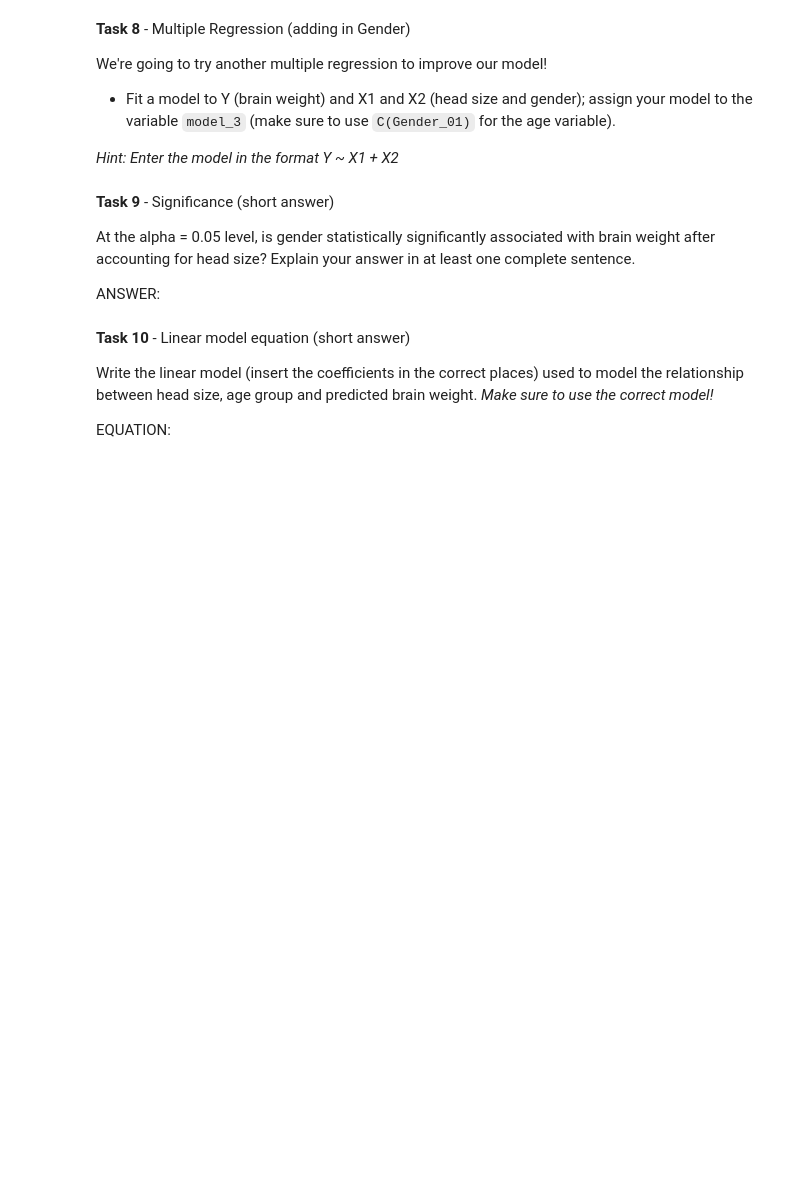
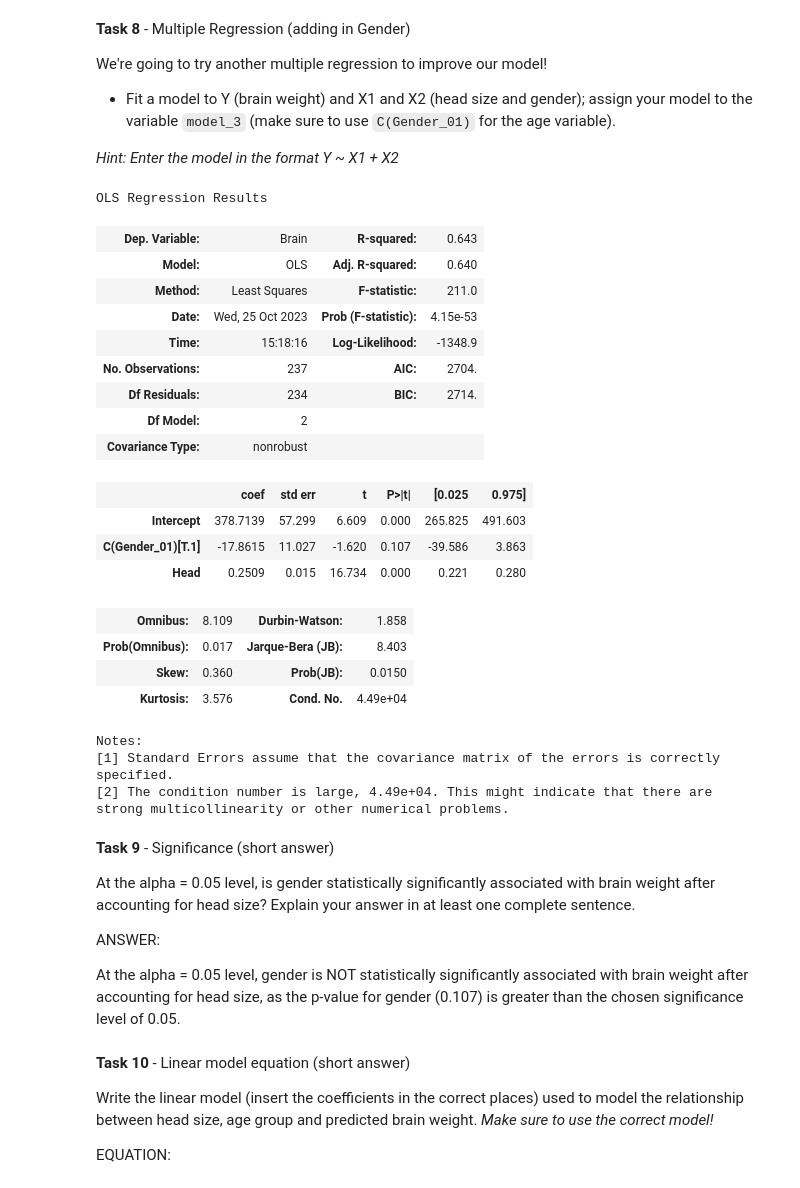
Before and after one commit to sikoh/DS-Linear-Algebra, a Jupyter notebook: Multiple-Regression/DS_MultipleRegression_Homework.ipynb, the cells around one changed output. Cells and saved outputs as stored; diff of their text form; code cells hidden in the pictures; blank space fills up the shorter version.

```diff
--- a/Multiple-Regression/DS_MultipleRegression_Homework.ipynb
+++ b/Multiple-Regression/DS_MultipleRegression_Homework.ipynb
@@ -291,13 +295,36 @@ We're going to try another multiple regression to improve our model!
 # %%
 # Task 8
 
 # Model input format: Y ~ X1 + X2*
 
 # YOUR CODE HERE
-raise NotImplementedError()
-
+#raise NotImplementedError()
+model_3 = ols('Brain ~ Head + C(Gender_01)', data = df).fit()
 # Print the model summary
-print(model_3.summary())
+model_3.summary()
+# %% [output]
+OLS Regression Results
+| Dep. Variable: | Brain | R-squared: | 0.643 |
+| Model: | OLS | Adj. R-squared: | 0.640 |
+| Method: | Least Squares | F-statistic: | 211.0 |
+| Date: | Wed, 25 Oct 2023 | Prob (F-statistic): | 4.15e-53 |
+| Time: | 15:18:16 | Log-Likelihood: | -1348.9 |
+| No. Observations: | 237 | AIC: | 2704. |
+| Df Residuals: | 234 | BIC: | 2714. |
+| Df Model: | 2 |  |  |
+| Covariance Type: | nonrobust |  |  |
+|  | coef | std err | t | P>|t| | [0.025 | 0.975] |
+| Intercept | 378.7139 | 57.299 | 6.609 | 0.000 | 265.825 | 491.603 |
+| C(Gender_01)[T.1] | -17.8615 | 11.027 | -1.620 | 0.107 | -39.586 | 3.863 |
+| Head | 0.2509 | 0.015 | 16.734 | 0.000 | 0.221 | 0.280 |
+| Omnibus: | 8.109 | Durbin-Watson: | 1.858 |
+| Prob(Omnibus): | 0.017 | Jarque-Bera (JB): | 8.403 |
+| Skew: | 0.360 | Prob(JB): | 0.0150 |
+| Kurtosis: | 3.576 | Cond. No. | 4.49e+04 |
+Notes:
+[1] Standard Errors assume that the covariance matrix of the errors is correctly specified.
+[2] The condition number is large, 4.49e+04. This might indicate that there are
+strong multicollinearity or other numerical problems.
 # %%
 # Task 8 - Test
 # Hidden tests - you will see the results when you submit to Canvas
@@ -307,6 +334,8 @@ print(model_3.summary())
 At the alpha = 0.05 level, is gender statistically significantly associated with brain weight after accounting for head size?  Explain your answer in at least one complete sentence.
 
 ANSWER:
+
+At the alpha = 0.05 level, gender is NOT statistically significantly associated with brain weight after accounting for head size, as the p-value for gender (0.107) is greater than the chosen significance level of 0.05.
 # %% [markdown]
 **Task 10** - Linear model equation (short answer)
 
```
Also changed, not shown: parts of 1 cell of this notebook.
